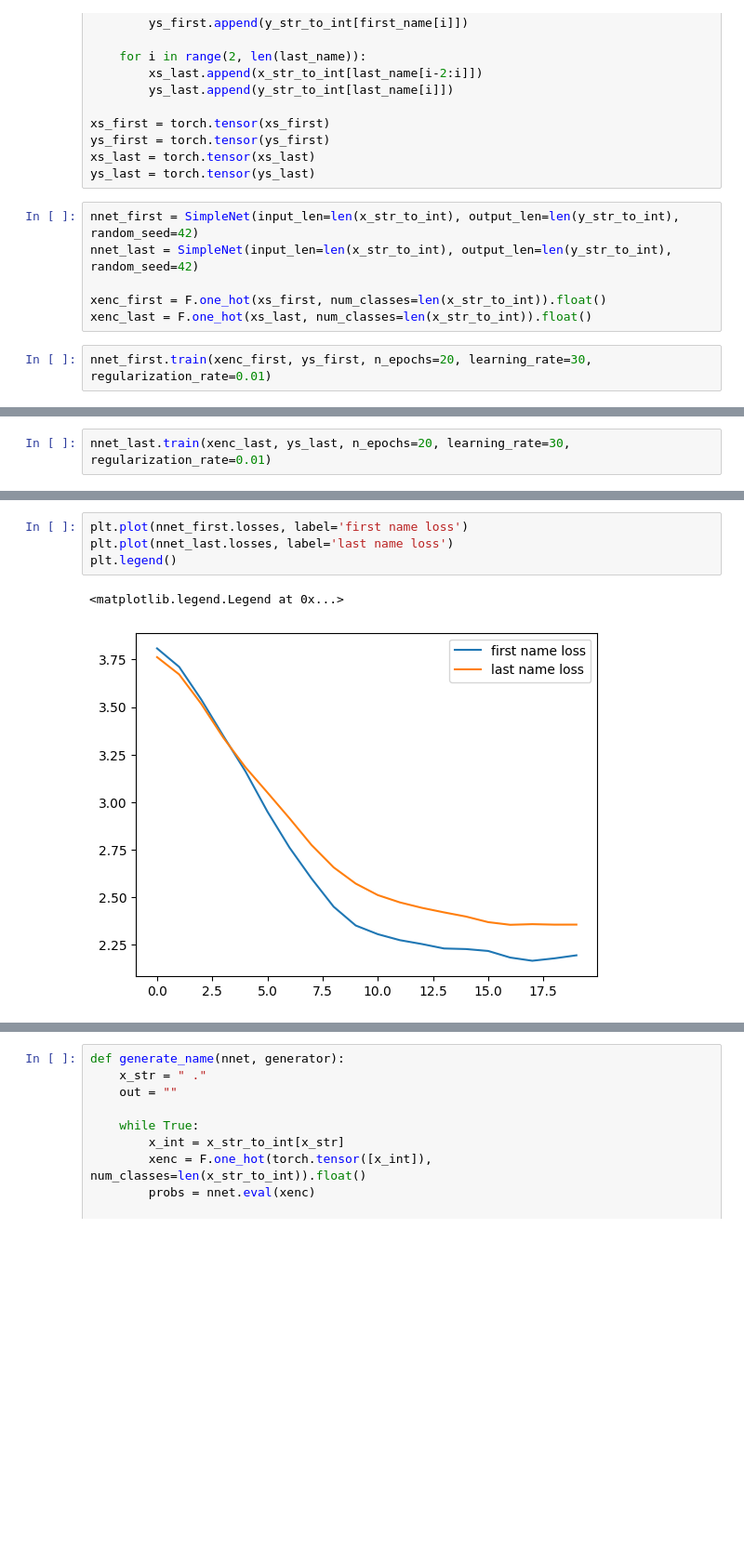
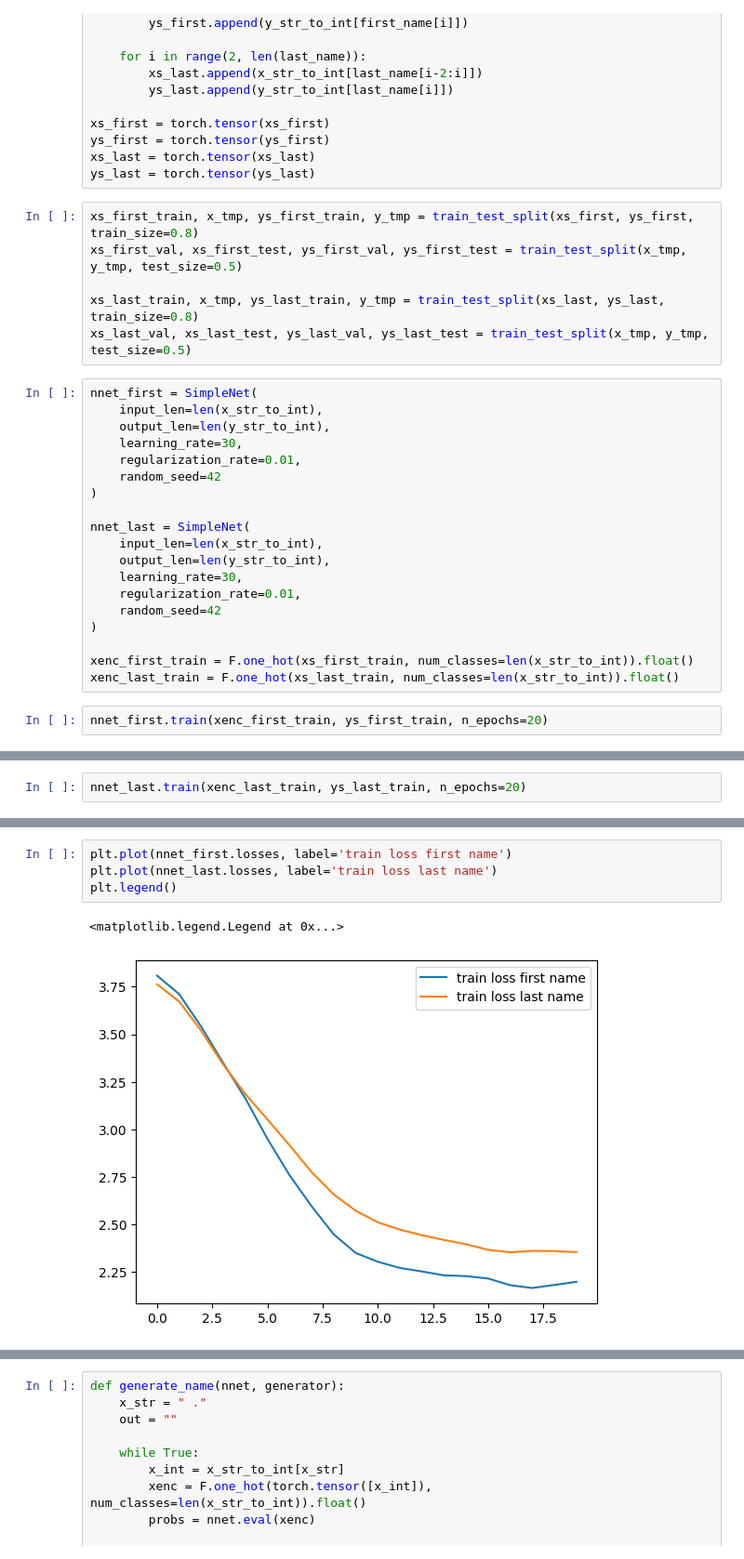
Before and after one commit to JakubPorubcansky/ml_algs, a Jupyter notebook: examples/nlp/generating_names_trigram.ipynb, the cells around one changed output, grey strips where cells are left out. Shown at 93% size. Cells and saved outputs as stored; diff of their text form; blank space fills up the shorter version.

Commit message:
simple net modifications

```diff
--- a/examples/nlp/generating_names_trigram.ipynb
+++ b/examples/nlp/generating_names_trigram.ipynb
@@ -50,12 +51,31 @@ xs_first = torch.tensor(xs_first)
 ys_first = torch.tensor(ys_first)
 xs_last = torch.tensor(xs_last)
 ys_last = torch.tensor(ys_last)
+# %%
+xs_first_train, x_tmp, ys_first_train, y_tmp = train_test_split(xs_first, ys_first, train_size=0.8)
+xs_first_val, xs_first_test, ys_first_val, ys_first_test = train_test_split(x_tmp, y_tmp, test_size=0.5)
+
+xs_last_train, x_tmp, ys_last_train, y_tmp = train_test_split(xs_last, ys_last, train_size=0.8)
+xs_last_val, xs_last_test, ys_last_val, ys_last_test = train_test_split(x_tmp, y_tmp, test_size=0.5)
 # %%
-nnet_first = SimpleNet(input_len=len(x_str_to_int), output_len=len(y_str_to_int), random_seed=42)
-nnet_last = SimpleNet(input_len=len(x_str_to_int), output_len=len(y_str_to_int), random_seed=42)
+nnet_first = SimpleNet(
+    input_len=len(x_str_to_int),
+    output_len=len(y_str_to_int),
+    learning_rate=30,
+    regularization_rate=0.01,
+    random_seed=42
+)
 
-xenc_first = F.one_hot(xs_first, num_classes=len(x_str_to_int)).float()
-xenc_last = F.one_hot(xs_last, num_classes=len(x_str_to_int)).float()
+nnet_last = SimpleNet(
+    input_len=len(x_str_to_int),
+    output_len=len(y_str_to_int),
+    learning_rate=30,
+    regularization_rate=0.01,
+    random_seed=42
+)
+
+xenc_first_train = F.one_hot(xs_first_train, num_classes=len(x_str_to_int)).float()
+xenc_last_train = F.one_hot(xs_last_train, num_classes=len(x_str_to_int)).float()
 # %%
-nnet_first.train(xenc_first, ys_first, n_epochs=20, learning_rate=30, regularization_rate=0.01)
+nnet_first.train(xenc_first_train, ys_first_train, n_epochs=20)
 # %% [output]
@@ -82,3 +102,3 @@ nnet_first.train(xenc_first, ys_first, n_epochs=20, learning_rate=30, regulariza
 # %%
-nnet_last.train(xenc_last, ys_last, n_epochs=20, learning_rate=30, regularization_rate=0.01)
+nnet_last.train(xenc_last_train, ys_last_train, n_epochs=20)
 # %% [output]
@@ -105,7 +125,7 @@ nnet_last.train(xenc_last, ys_last, n_epochs=20, learning_rate=30, regularizatio
 # %%
-plt.plot(nnet_first.losses, label='first name loss')
-plt.plot(nnet_last.losses, label='last name loss')
+plt.plot(nnet_first.losses, label='train loss first name')
+plt.plot(nnet_last.losses, label='train loss last name')
 plt.legend()
 # %% [output]
 <matplotlib.legend.Legend at 0x...>
-[figure, old version]
+[figure, new version]
```
Also changed, not shown: parts of 5 cells of this notebook, 1 other file.
